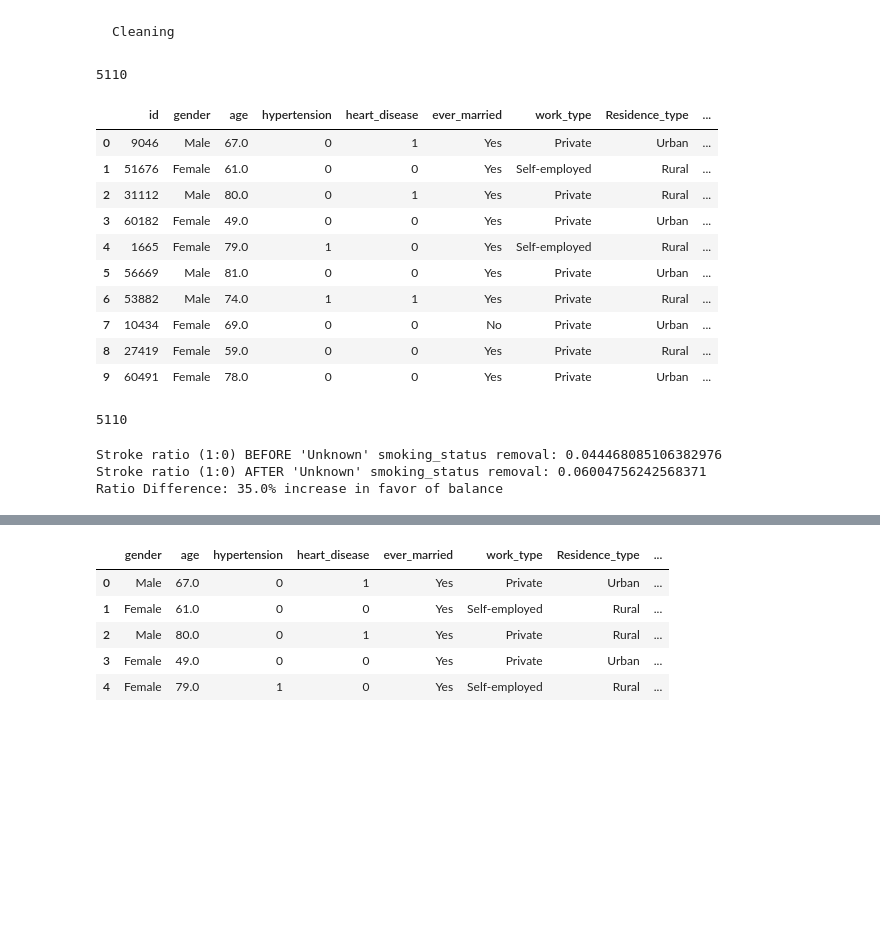
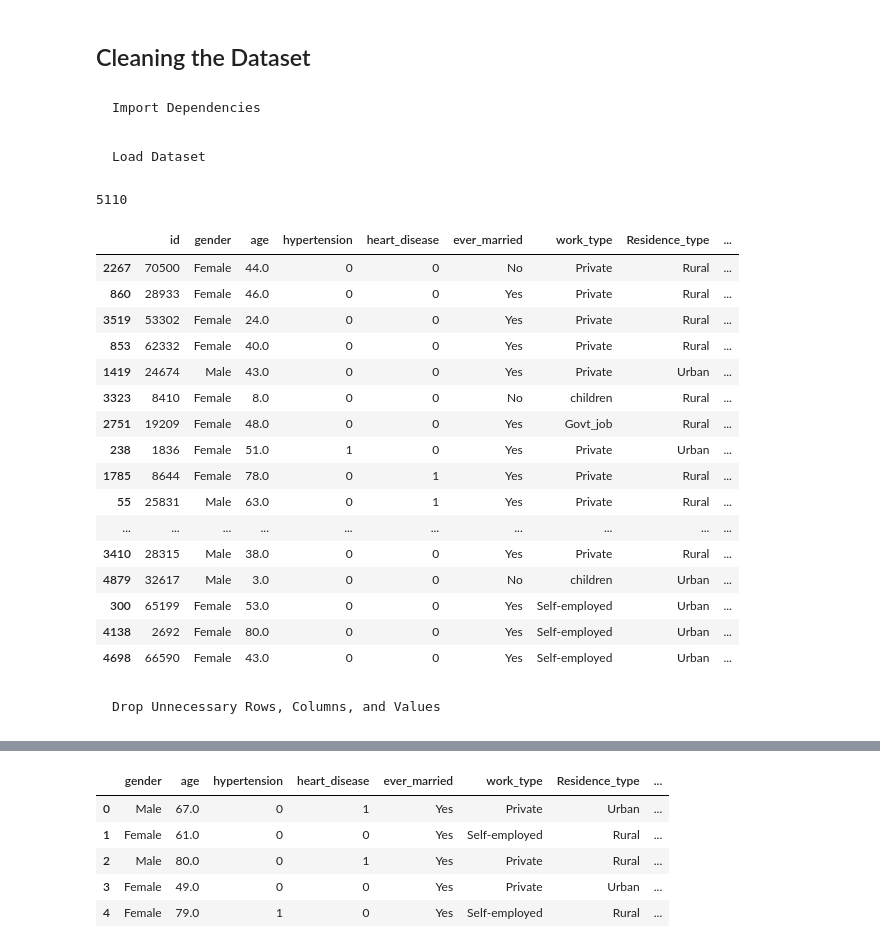
Before and after one commit to MaxDorris/MachineLearningProject, a Jupyter notebook: 1_cleaning.ipynb, the cells around one changed output, grey strips where cells are left out. Cells and saved outputs as stored; diff of their text form; code cells hidden in the pictures; blank space fills up the shorter version.

```diff
--- a/1_cleaning.ipynb
+++ b/1_cleaning.ipynb
@@ -1,5 +1,7 @@
 # %% [markdown]
-    Cleaning
+## Cleaning the Dataset
+# %% [markdown]
+    Import Dependencies
 # %%
 %matplotlib inline
 
@@ -11,41 +9,29 @@ import matplotlib.pyplot as plt
 from sklearn.preprocessing import MinMaxScaler, LabelEncoder
+# %% [markdown]
+    Load Dataset
 # %%
 file = 'Resources/stroke.csv'
 stroke_df = pd.read_csv(file)
 print(len(stroke_df))
-stroke_df.head(10)
+stroke_df.sample(20) # unbalanced dataset
 # %% [output]
 5110
 |  | id | gender | age | hypertension | heart_disease | ever_married | work_type | Residence_type | ... |
-| 0 | 9046 | Male | 67.0 | 0 | 1 | Yes | Private | Urban | ... |
-| 1 | 51676 | Female | 61.0 | 0 | 0 | Yes | Self-employed | Rural | ... |
-| 2 | 31112 | Male | 80.0 | 0 | 1 | Yes | Private | Rural | ... |
-| 3 | 60182 | Female | 49.0 | 0 | 0 | Yes | Private | Urban | ... |
-| 4 | 1665 | Female | 79.0 | 1 | 0 | Yes | Self-employed | Rural | ... |
-| 5 | 56669 | Male | 81.0 | 0 | 0 | Yes | Private | Urban | ... |
-| 6 | 53882 | Male | 74.0 | 1 | 1 | Yes | Private | Rural | ... |
-| 7 | 10434 | Female | 69.0 | 0 | 0 | No | Private | Urban | ... |
-| 8 | 27419 | Female | 59.0 | 0 | 0 | Yes | Private | Rural | ... |
-| 9 | 60491 | Female | 78.0 | 0 | 0 | Yes | Private | Urban | ... |
+| 2267 | 70500 | Female | 44.0 | 0 | 0 | No | Private | Rural | ... |
+| 860 | 28933 | Female | 46.0 | 0 | 0 | Yes | Private | Rural | ... |
+| 3519 | 53302 | Female | 24.0 | 0 | 0 | Yes | Private | Rural | ... |
+| 853 | 62332 | Female | 40.0 | 0 | 0 | Yes | Private | Rural | ... |
+| 1419 | 24674 | Male | 43.0 | 0 | 0 | Yes | Private | Urban | ... |
+| 3323 | 8410 | Female | 8.0 | 0 | 0 | No | children | Rural | ... |
+| 2751 | 19209 | Female | 48.0 | 0 | 0 | Yes | Govt_job | Rural | ... |
+| 238 | 1836 | Female | 51.0 | 1 | 0 | Yes | Private | Urban | ... |
+| 1785 | 8644 | Female | 78.0 | 0 | 1 | Yes | Private | Rural | ... |
+| 55 | 25831 | Male | 63.0 | 0 | 1 | Yes | Private | Rural | ... |
+| ... | ... | ... | ... | ... | ... | ... | ... | ... | ... |
+| 3410 | 28315 | Male | 38.0 | 0 | 0 | Yes | Private | Rural | ... |
+| 4879 | 32617 | Male | 3.0 | 0 | 0 | No | children | Urban | ... |
+| 300 | 65199 | Female | 53.0 | 0 | 0 | Yes | Self-employed | Urban | ... |
+| 4138 | 2692 | Female | 80.0 | 0 | 0 | Yes | Self-employed | Urban | ... |
+| 4698 | 66590 | Female | 43.0 | 0 | 0 | Yes | Self-employed | Urban | ... |
-# %%
-# create different test dataframes for smoking column
-    #
-
-drop_smokestatus_df = stroke_df.drop('smoking_status', axis=1)
-remove_unknown_df = stroke_df.loc[stroke_df.smoking_status != 'Unknown']
-stroke_df.stroke.count()
-# %% [output]
-5110
-# %%
-# find whether or not removing the 'Unknown' category from smoking_status negatively impacts the dataset's stroke category balance
-
-ratio_before = remove_unknown_df.loc[remove_unknown_df.stroke == 1]['stroke'].count()/remove_unknown_df.loc[remove_unknown_df.stroke == 0]['stroke'].count()
-ratio_after = stroke_df.loc[stroke_df.stroke == 1]['stroke'].count()/stroke_df.loc[stroke_df.stroke == 0]['stroke'].count()
-
-print(f"Stroke ratio (1:0) BEFORE 'Unknown' smoking_status removal: {ratio_after}")
-print(f"Stroke ratio (1:0) AFTER 'Unknown' smoking_status removal: {ratio_before}")
-print(f"Ratio Difference: {(ratio_before/ratio_after-1):.1%} increase in favor of balance")
-# %% [output]
-Stroke ratio (1:0) BEFORE 'Unknown' smoking_status removal: 0.044468085106382976
-Stroke ratio (1:0) AFTER 'Unknown' smoking_status removal: 0.06004756242568371
-Ratio Difference: 35.0% increase in favor of balance
+# %% [markdown]
+    Drop Unnecessary Rows, Columns, and Values
```
Also changed, not shown: parts of 29 cells of this notebook, 1 other file.
